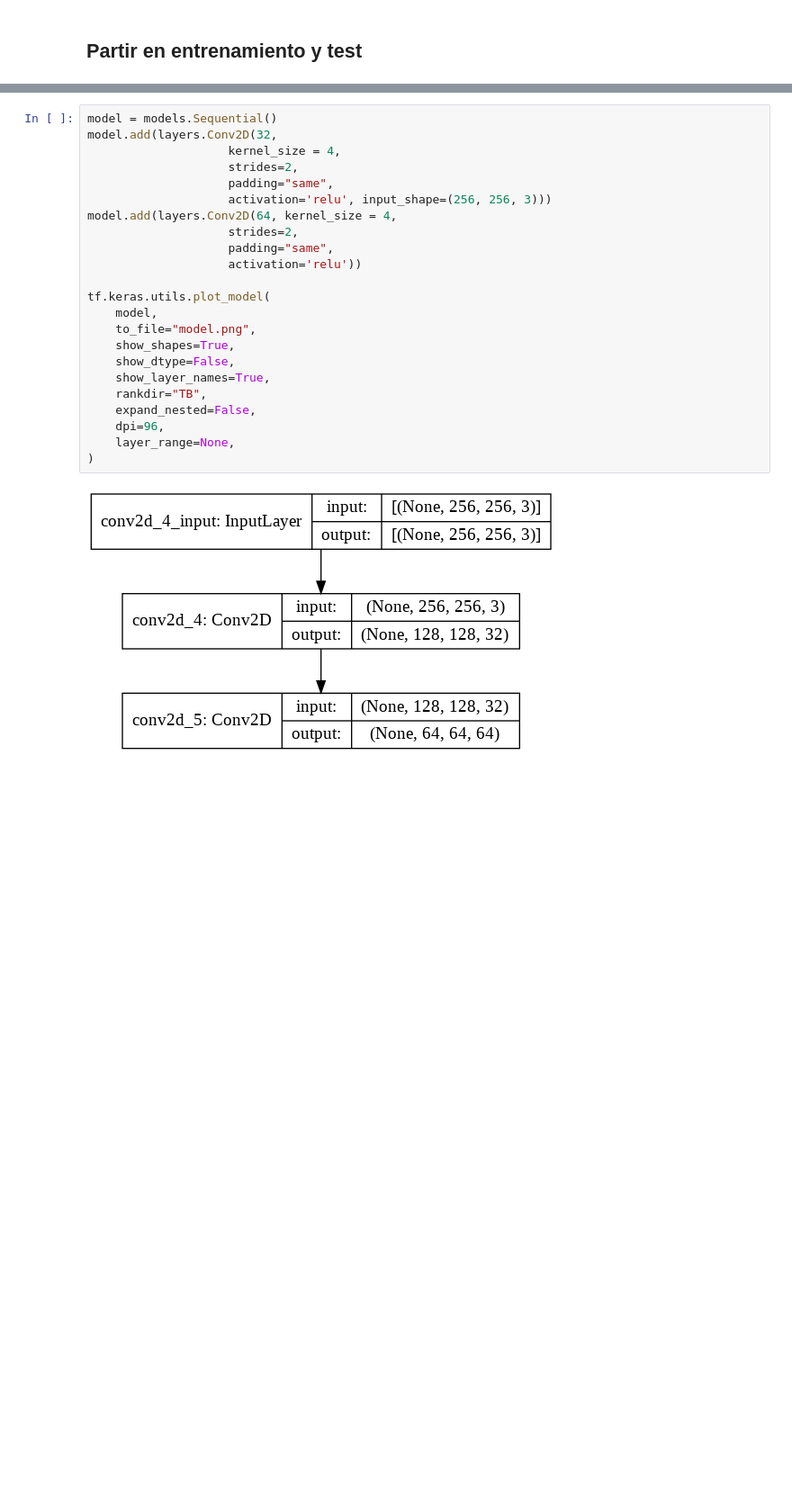
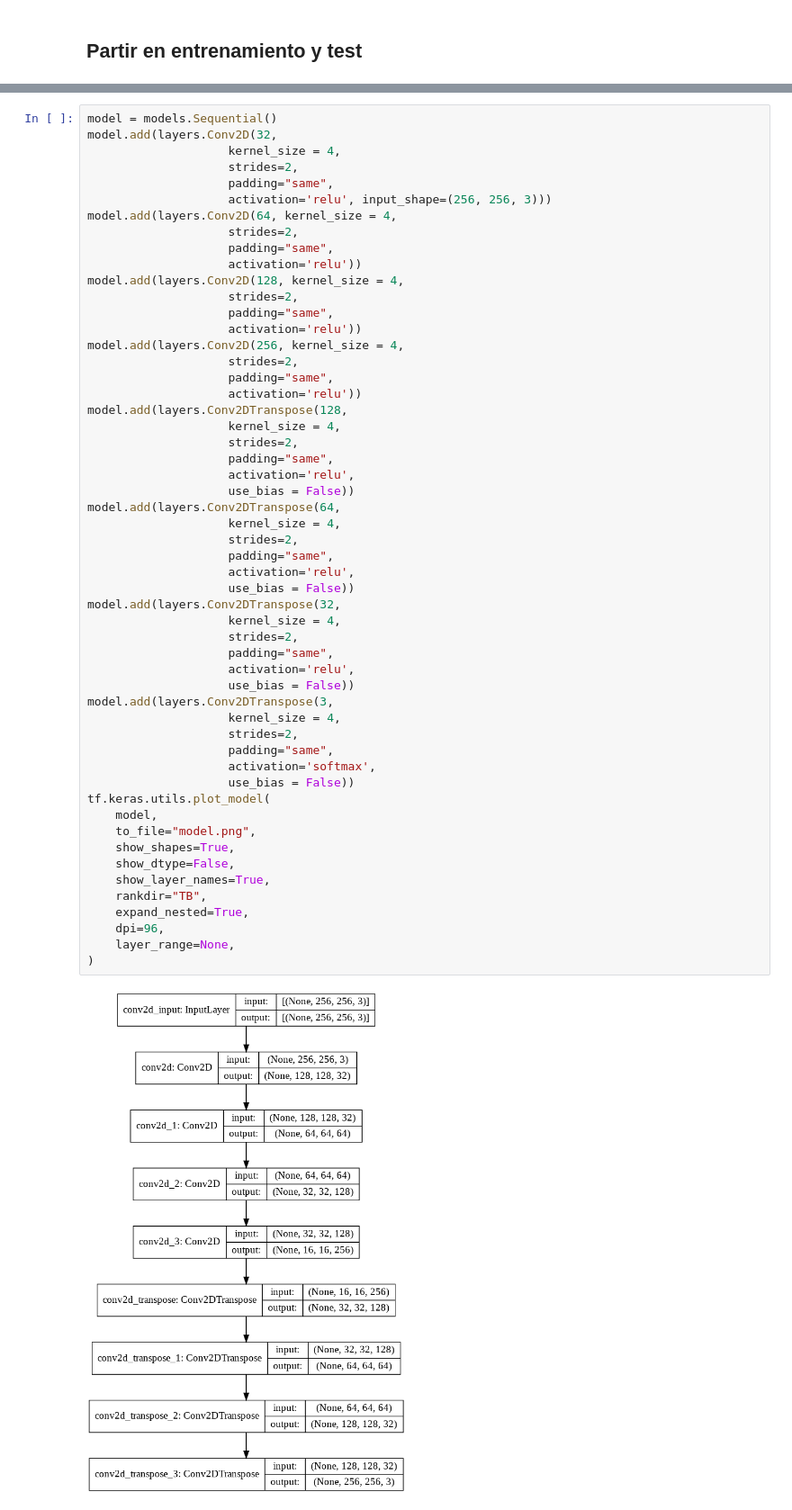
Before and after one commit to AndresInsuasty/tesis-cafes-especiales, a Jupyter notebook: AutoencoderNDVI.ipynb, the cells around one changed output, grey strips where cells are left out. Shown at 90% size. Cells and saved outputs as stored; diff of their text form; blank space fills up the shorter version.

```diff
--- a/AutoencoderNDVI.ipynb
+++ b/AutoencoderNDVI.ipynb
@@ -118,25 +123,56 @@ El tamaño total del dataset es 301
 # %%
 model = models.Sequential()
 model.add(layers.Conv2D(32,
                     kernel_size = 4,
                     strides=2,
                     padding="same",
                     activation='relu', input_shape=(256, 256, 3)))
 model.add(layers.Conv2D(64, kernel_size = 4,
                     strides=2,
                     padding="same",
                     activation='relu'))
-
+model.add(layers.Conv2D(128, kernel_size = 4,
+                    strides=2,
+                    padding="same",
+                    activation='relu'))
+model.add(layers.Conv2D(256, kernel_size = 4,
+                    strides=2,
+                    padding="same",
+                    activation='relu'))
+model.add(layers.Conv2DTranspose(128,
+                    kernel_size = 4,
+                    strides=2,
+                    padding="same",
+                    activation='relu',
+                    use_bias = False))
+model.add(layers.Conv2DTranspose(64,
+                    kernel_size = 4,
+                    strides=2,
+                    padding="same",
+                    activation='relu',
+                    use_bias = False))
+model.add(layers.Conv2DTranspose(32,
+                    kernel_size = 4,
+                    strides=2,
+                    padding="same",
+                    activation='relu',
+                    use_bias = False))
+model.add(layers.Conv2DTranspose(3,
+                    kernel_size = 4,
+                    strides=2,
+                    padding="same",
+                    activation='softmax',
+                    use_bias = False))
 tf.keras.utils.plot_model(
     model,
     to_file="model.png",
     show_shapes=True,
     show_dtype=False,
     show_layer_names=True,
     rankdir="TB",
-    expand_nested=False,
+    expand_nested=True,
     dpi=96,
     layer_range=None,
 )
 # %% [output]
-[figure, old version]
+[figure, new version]
```
Also changed, not shown: parts of 8 cells of this notebook.
